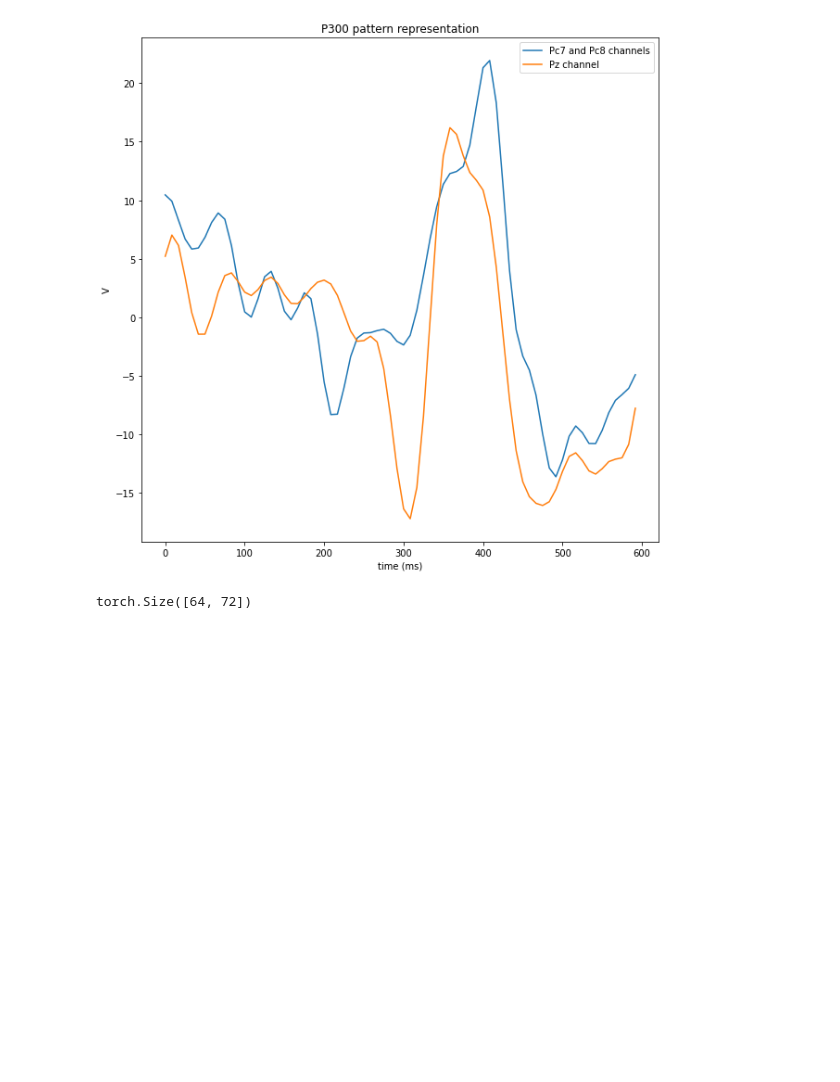
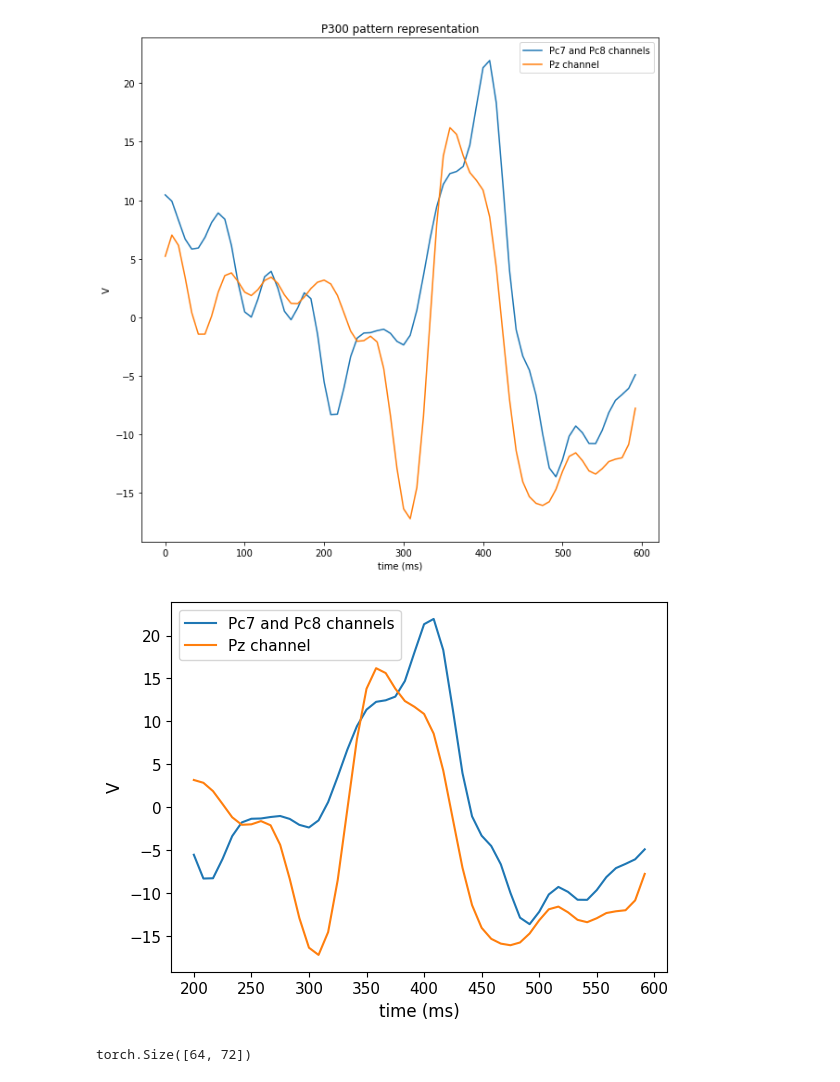
Before and after one commit to Sidl419/pattern_recognition, a Jupyter notebook: notebooks/captum_test.ipynb, the cells around one changed output. Saved outputs shown, nothing was run; the diff lists cells and outputs as text; code cells hidden in the pictures; blank space fills up the shorter version.

```diff
--- a/notebooks/captum_test.ipynb
+++ b/notebooks/captum_test.ipynb
@@ -570,6 +566,41 @@ plt.title('P300 pattern representation')
 plt.show()
 # %% [output]
 [figure]
+# %%
+signal_sample = test_A_dataset[17609][0].unsqueeze(0) # 17609
+x = model_CNN.linear_channel(signal_sample.to(my_device))
+signal = torch.flatten(x).detach().cpu()
+x = x.transpose(1, 2)
+_, attn_weights = model_CNN.attn(x, x, x)
+matrix = attn_weights[0].detach().cpu()
+
+#plt.figure(figsize=(10, 10))
+t_axis = np.arange(48) / info['sfreq'] * 1000 + 200
+#plt.plot(t_axis, signal, label='weighted signal')
+temp_matrix = matrix.sum(0)
+temp_matrix /= temp_matrix.sum()
+
+output = A_test_ds.unscale(signal_sample.numpy())[0]
+plt.plot(t_axis, (output[55] + output[59]) / 2, label='Pc7 and Pc8 channels')
+plt.plot(t_axis, output[50], label='Pz channel')
+
+#for i in range(0, 72):
+#    if temp_matrix[i] == 0:
+#        plt.axvline(t_axis[i], c='r', alpha=0.2, linewidth=7)
+#    else:
+#        plt.axvline(t_axis[i], c='g', alpha=float(temp_matrix[i]), linewidth=10)
+#        plt.axvline(t_axis[i], c='b', alpha=0.5)
+
+plt.ylabel('V', fontsize=12)
+plt.legend(fontsize=11)
+plt.xlabel('time (ms)', fontsize=12)
+#plt.title('P300 pattern representation')
+plt.xticks(fontsize=11)
+plt.yticks(fontsize=11)
+plt.savefig('channels.png', pad_inches=0, dpi=300)
+plt.show()
+# %% [output]
+[figure, added]
 # %%
 signal_sample = test_A_dataset[17609][0].unsqueeze(0)
 x = model_CNN.linear_channel(signal_sample.to(my_device))
```
Also changed, not shown: parts of 6 cells of this notebook, 4 other files.
